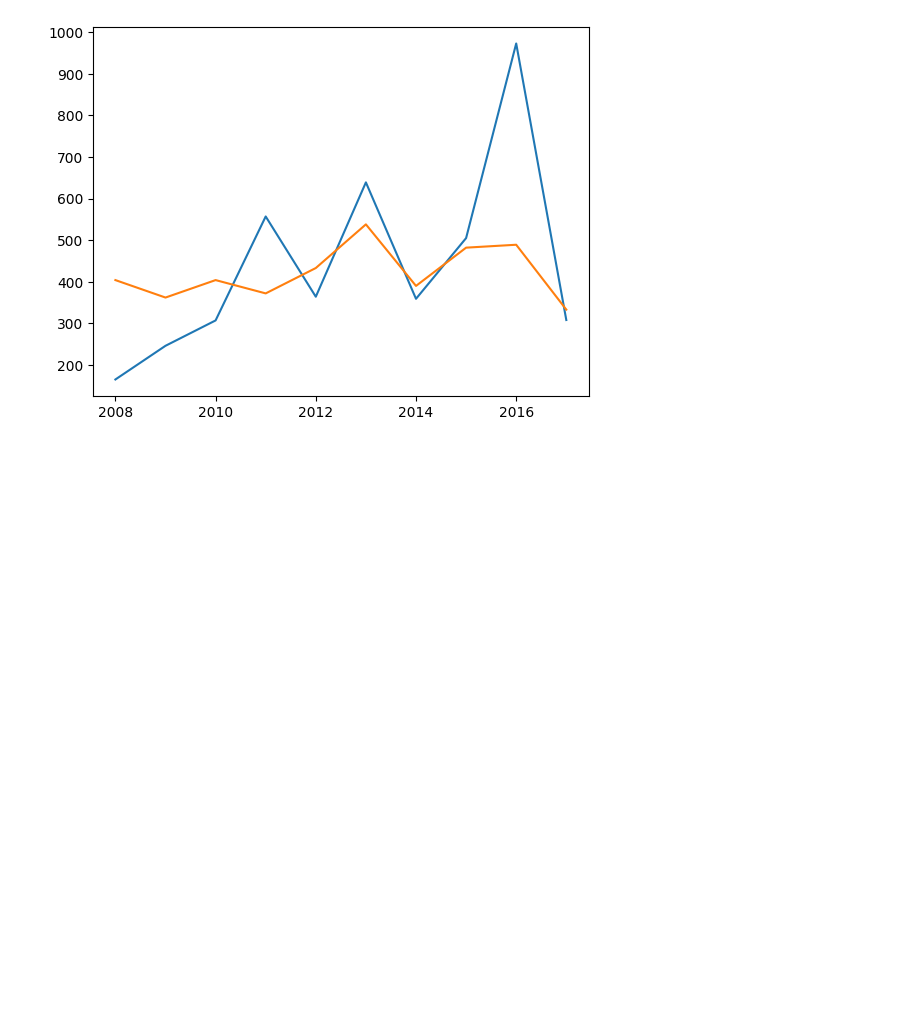
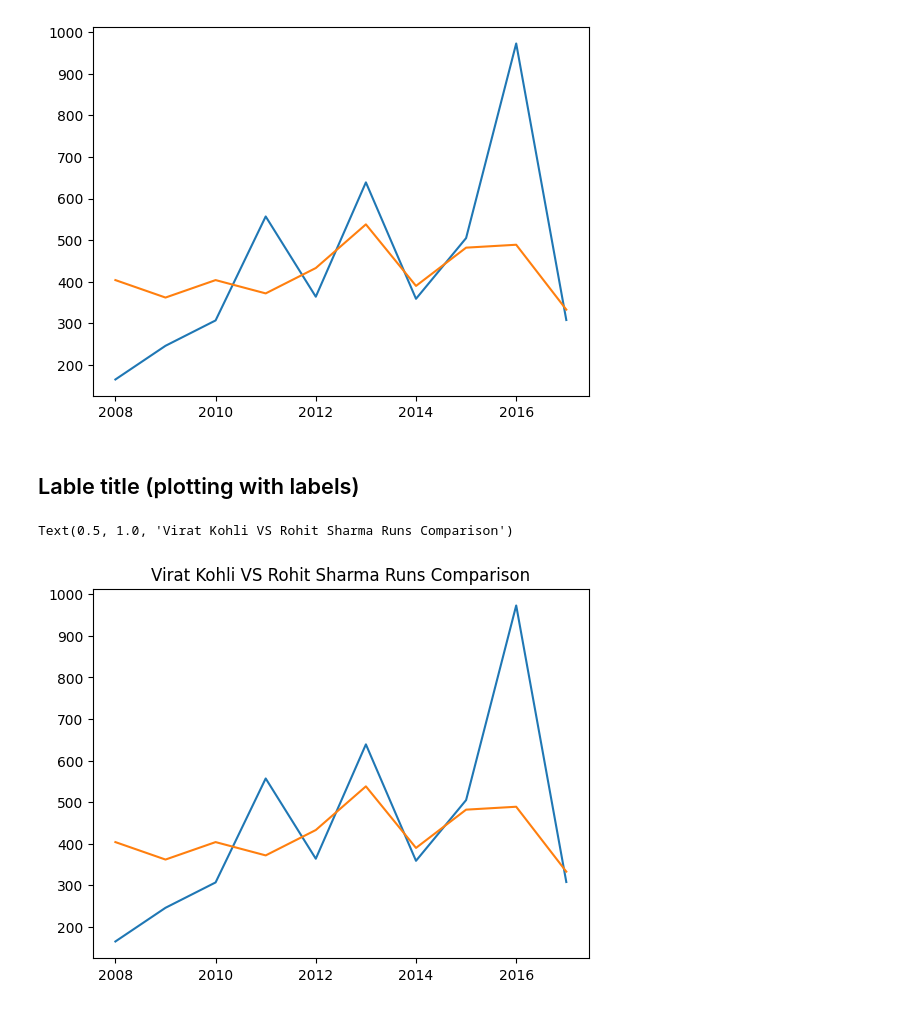
Before and after one commit to mohitjaryal/matplotlib, a Jupyter notebook: Datavisulization/sharmaKohliData.ipynb, the cells around one changed output. Drawn from its saved outputs; the diff is of its cells as text; code cells hidden in the pictures; blank space fills up the shorter version.

```diff
--- a/Datavisulization/sharmaKohliData.ipynb
+++ b/Datavisulization/sharmaKohliData.ipynb
@@ -35,3 +37,16 @@ plt.plot(batsman['index'],batsman['RG Sharma'])
 # %% [output]
 [<matplotlib.lines.Line2D at 0x...>]
 [figure]
+# %% [markdown]
+## Lable title (plotting with labels)
+# %%
+# multiple plotting
+plt.plot(batsman['index'],batsman['V Kohli'])
+plt.plot(batsman['index'],batsman['RG Sharma'])
+
+
+#graph title
+plt.title('Virat Kohli VS Rohit Sharma Runs Comparison')
+# %% [output]
+Text(0.5, 1.0, 'Virat Kohli VS Rohit Sharma Runs Comparison')
+[figure, added]
```
Also changed, not shown: parts of 1 cell of this notebook.
